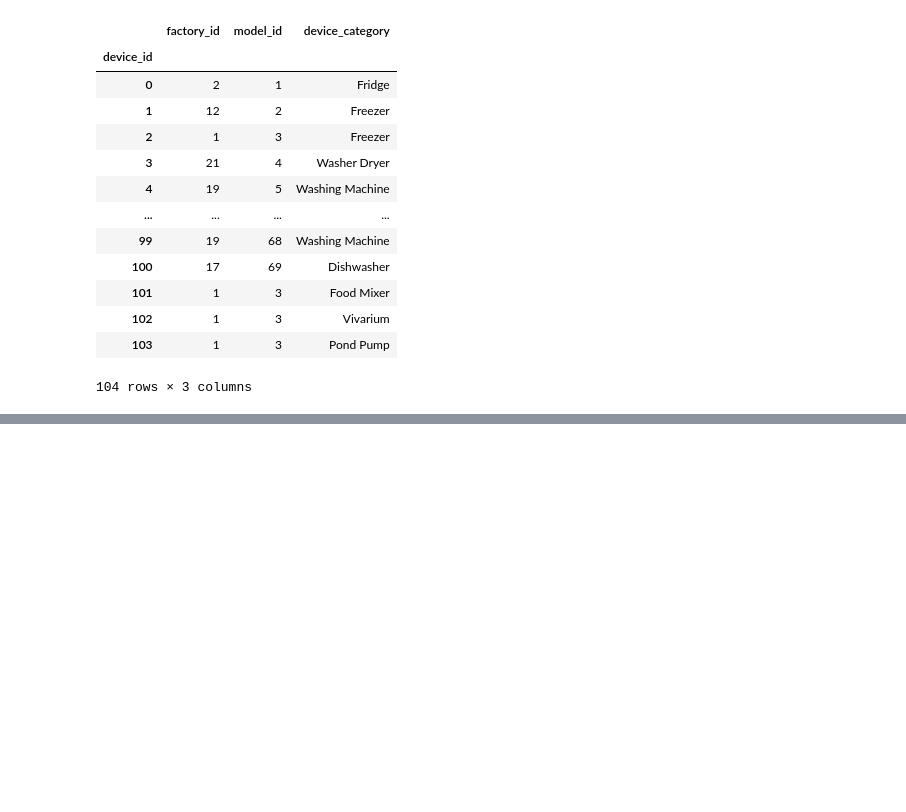
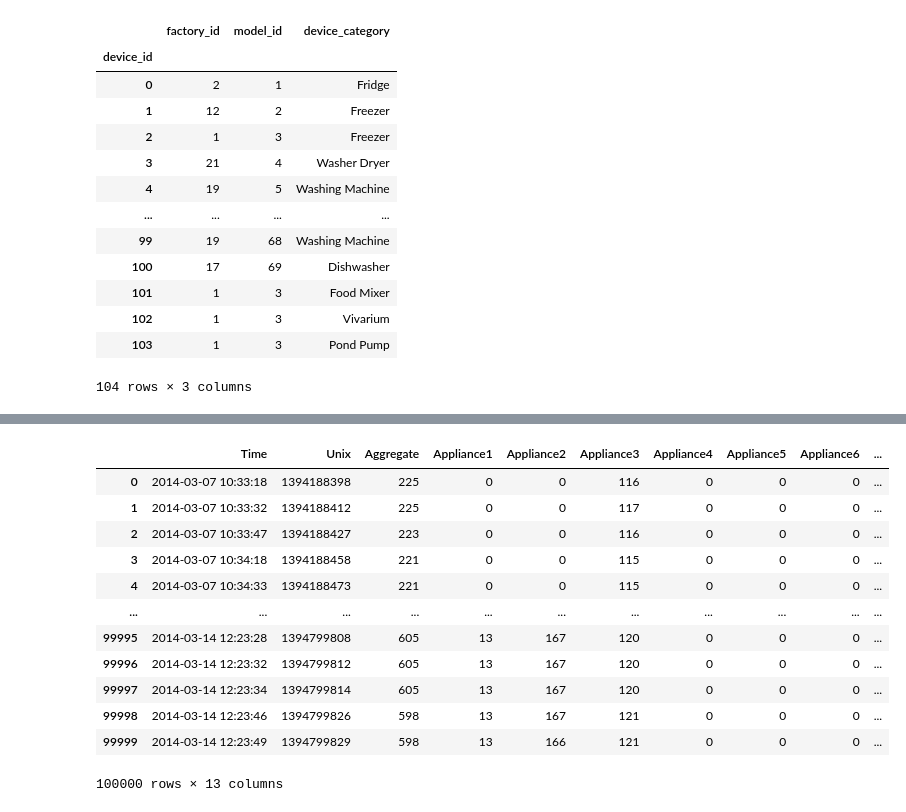
Before and after one commit to wkula/ADB_project, a Jupyter notebook: Data_insert.ipynb, the cells around one changed output, grey strips where cells are left out. Saved outputs shown, nothing was run; the diff lists cells and outputs as text; code cells hidden in the pictures; blank space fills up the shorter version.

```diff
--- a/Data_insert.ipynb
+++ b/Data_insert.ipynb
@@ -585,0 +569,19 @@ session.close()
+# %%
+# visualization + linear regression
+# temporary data for vis
+data = pd.read_csv(DIRECTORY + dirs[0], sep=',', engine='c', nrows=100000)
+data
+# %% [output]
+|  | Time | Unix | Aggregate | Appliance1 | Appliance2 | Appliance3 | Appliance4 | Appliance5 | Appliance6 | ... |
+| 0 | 2014-03-07 10:33:18 | 1394188398 | 225 | 0 | 0 | 116 | 0 | 0 | 0 | ... |
+| 1 | 2014-03-07 10:33:32 | 1394188412 | 225 | 0 | 0 | 117 | 0 | 0 | 0 | ... |
+| 2 | 2014-03-07 10:33:47 | 1394188427 | 223 | 0 | 0 | 116 | 0 | 0 | 0 | ... |
+| 3 | 2014-03-07 10:34:18 | 1394188458 | 221 | 0 | 0 | 115 | 0 | 0 | 0 | ... |
+| 4 | 2014-03-07 10:34:33 | 1394188473 | 221 | 0 | 0 | 115 | 0 | 0 | 0 | ... |
+| ... | ... | ... | ... | ... | ... | ... | ... | ... | ... | ... |
+| 99995 | 2014-03-14 12:23:28 | 1394799808 | 605 | 13 | 167 | 120 | 0 | 0 | 0 | ... |
+| 99996 | 2014-03-14 12:23:32 | 1394799812 | 605 | 13 | 167 | 120 | 0 | 0 | 0 | ... |
+| 99997 | 2014-03-14 12:23:34 | 1394799814 | 605 | 13 | 167 | 120 | 0 | 0 | 0 | ... |
+| 99998 | 2014-03-14 12:23:46 | 1394799826 | 598 | 13 | 167 | 121 | 0 | 0 | 0 | ... |
+| 99999 | 2014-03-14 12:23:49 | 1394799829 | 598 | 13 | 166 | 121 | 0 | 0 | 0 | ... |
+100000 rows × 13 columns
```
Also changed, not shown: parts of 12 cells of this notebook.
